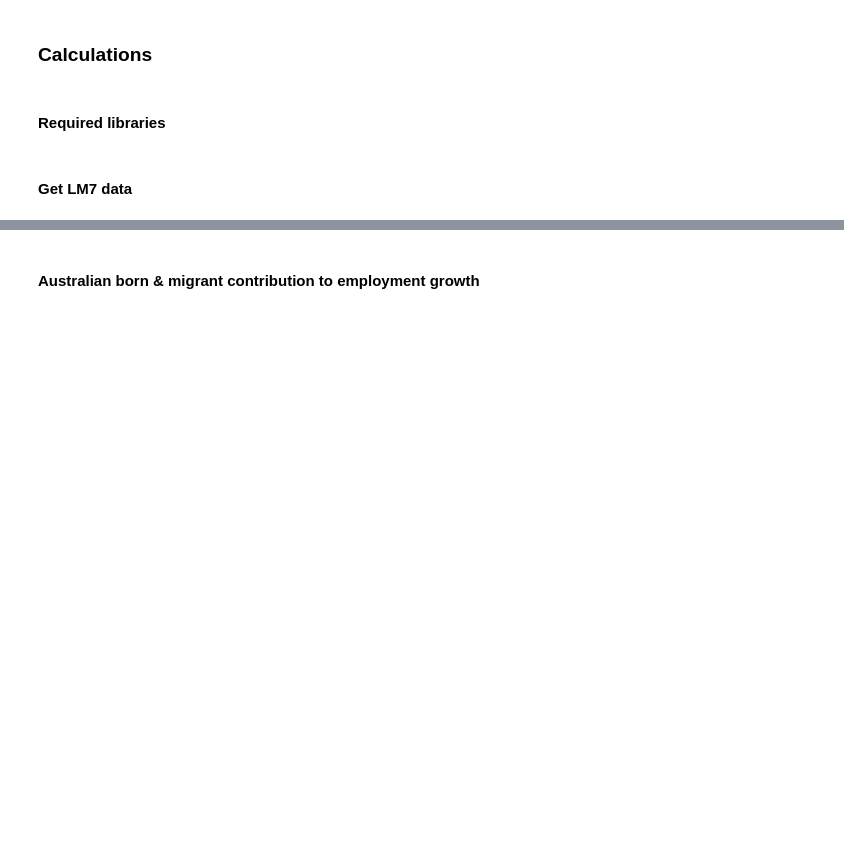
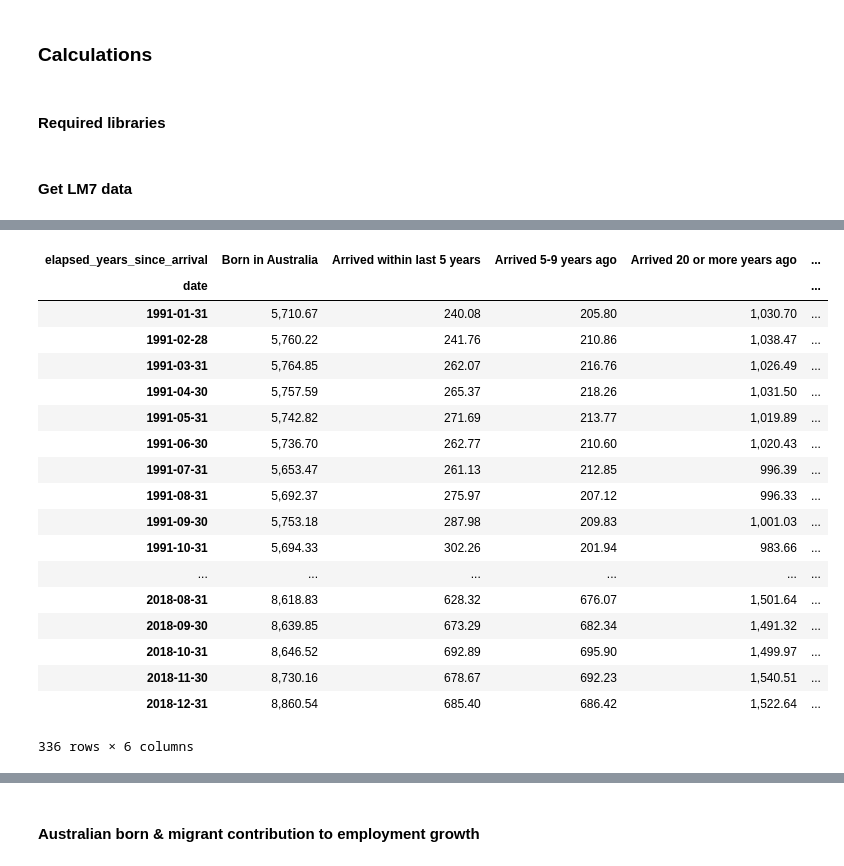
Before and after one commit to ChristopherShort/migrant-LF-contribution, a Jupyter notebook: Migrant_contribution_to_employment.ipynb, the cells around one changed output, grey strips where cells are left out. Drawn from its saved outputs; the diff is of its cells as text; code cells hidden in the pictures; blank space fills up the shorter version.

```diff
--- a/Migrant_contribution_to_employment.ipynb
+++ b/Migrant_contribution_to_employment.ipynb
@@ -117,5 +117,37 @@ population                          69762 non-null float64
 dtypes: float64(8), object(5)
 memory usage: 7.5+ MB
+# %%
+(df
+                  .groupby([df.index, 'elapsed_years_since_arrival'])['employed_total']
+                  .sum()
+                  .unstack('elapsed_years_since_arrival')
+                  .drop(columns=['Not stated / Inadequately described / Born at sea'])
+                  .sort_index(axis=1, ascending=False)
+)
+# #                   .reindex(labels=arrived_order, axis='columns')
+#                   .assign(total = lambda x: x.sum(axis='columns'))
+#                   .rename_axis(None, axis='columns')
+# ).diff(60)
+# %% [output]
+| elapsed_years_since_arrival | Born in Australia | Arrived within last 5 years | Arrived 5-9 years ago | Arrived 20 or more years ago | ... |
+| date |  |  |  |  | ... |
+| 1991-01-31 | 5,710.67 | 240.08 | 205.80 | 1,030.70 | ... |
+| 1991-02-28 | 5,760.22 | 241.76 | 210.86 | 1,038.47 | ... |
+| 1991-03-31 | 5,764.85 | 262.07 | 216.76 | 1,026.49 | ... |
+| 1991-04-30 | 5,757.59 | 265.37 | 218.26 | 1,031.50 | ... |
+| 1991-05-31 | 5,742.82 | 271.69 | 213.77 | 1,019.89 | ... |
+| 1991-06-30 | 5,736.70 | 262.77 | 210.60 | 1,020.43 | ... |
+| 1991-07-31 | 5,653.47 | 261.13 | 212.85 | 996.39 | ... |
+| 1991-08-31 | 5,692.37 | 275.97 | 207.12 | 996.33 | ... |
+| 1991-09-30 | 5,753.18 | 287.98 | 209.83 | 1,001.03 | ... |
+| 1991-10-31 | 5,694.33 | 302.26 | 201.94 | 983.66 | ... |
+| ... | ... | ... | ... | ... | ... |
+| 2018-08-31 | 8,618.83 | 628.32 | 676.07 | 1,501.64 | ... |
+| 2018-09-30 | 8,639.85 | 673.29 | 682.34 | 1,491.32 | ... |
+| 2018-10-31 | 8,646.52 | 692.89 | 695.90 | 1,499.97 | ... |
+| 2018-11-30 | 8,730.16 | 678.67 | 692.23 | 1,540.51 | ... |
+| 2018-12-31 | 8,860.54 | 685.40 | 686.42 | 1,522.64 | ... |
+336 rows × 6 columns
 # %%
 # check no 'countries' missed
 df.COB.unique()
```
Also changed, not shown: parts of 11 cells of this notebook.
